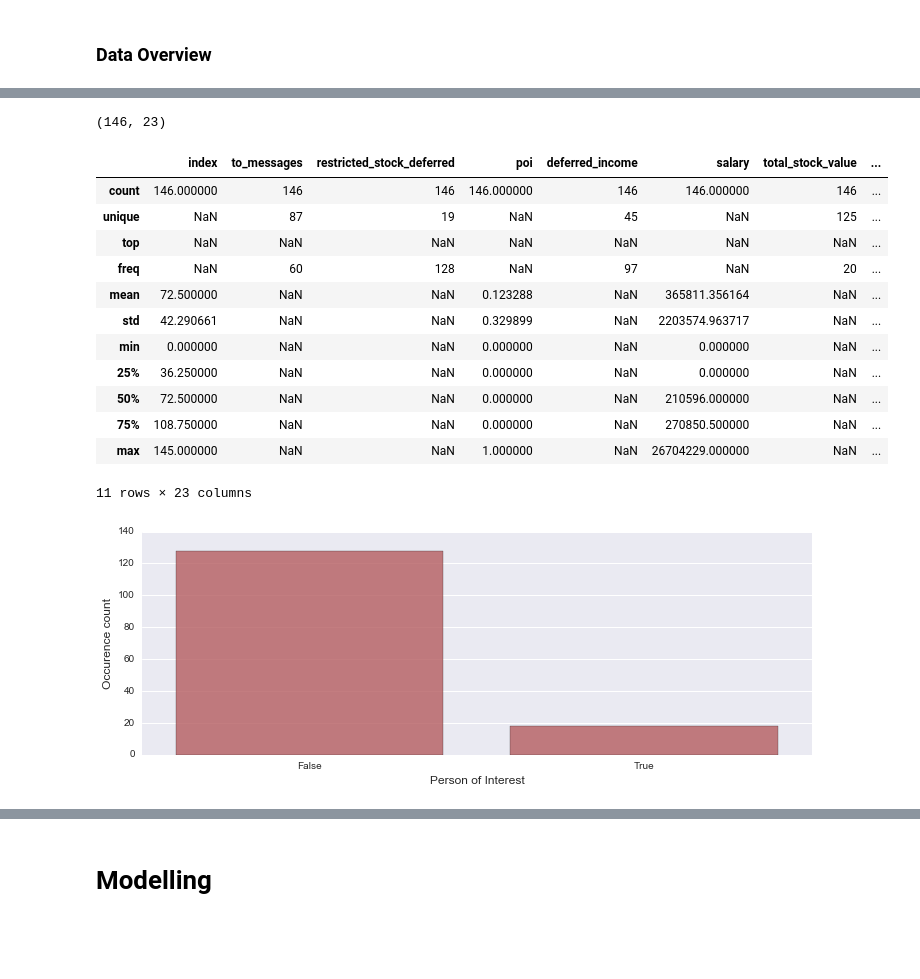
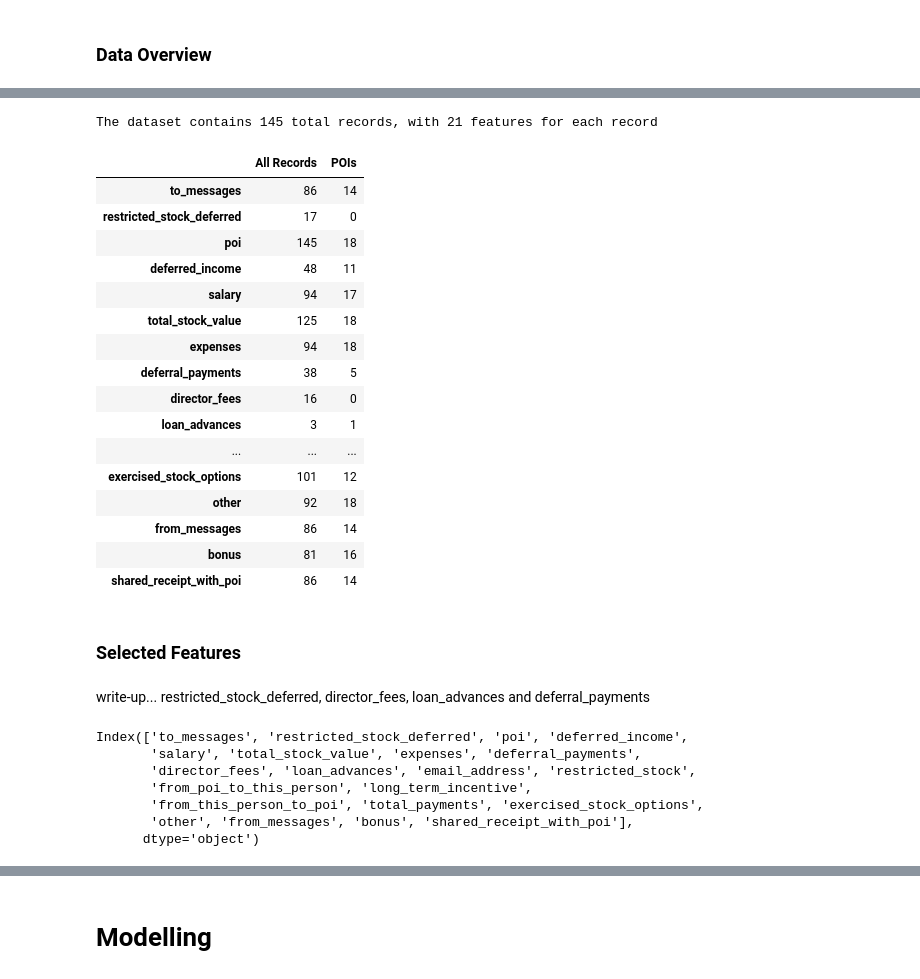
Before and after one commit to ian-whitestone/enron-poi-classification, a Jupyter notebook: enron_eda.ipynb, the cells around one changed output, grey strips where cells are left out. Cells and saved outputs as stored; diff of their text form; code cells hidden in the pictures; blank space fills up the shorter version.

```diff
--- a/enron_eda.ipynb
+++ b/enron_eda.ipynb
@@ -86,29 +157,46 @@ sum(df['poi'])
+# %%
+print ('The dataset contains %s total records, with %s features for each record' % (df.shape[0], df.shape[1]))
+# %% [output]
+The dataset contains 145 total records, with 21 features for each record
+# %%
+# df.describe(include = 'all')
+all = df.count()
+
+## features counts for the poi's
+pois = df[df['poi'] == 1].count()
+
+result = pd.concat([all, pois], axis=1)
+result.columns = ['All Records','POIs']
+result
+# %% [output]
+|  | All Records | POIs |
+| to_messages | 86 | 14 |
+| restricted_stock_deferred | 17 | 0 |
+| poi | 145 | 18 |
+| deferred_income | 48 | 11 |
+| salary | 94 | 17 |
+| total_stock_value | 125 | 18 |
+| expenses | 94 | 18 |
+| deferral_payments | 38 | 5 |
+| director_fees | 16 | 0 |
+| loan_advances | 3 | 1 |
+| ... | ... | ... |
+| exercised_stock_options | 101 | 12 |
+| other | 92 | 18 |
+| from_messages | 86 | 14 |
+| bonus | 81 | 16 |
+| shared_receipt_with_poi | 86 | 14 |
+# %% [markdown]
+### Selected Features
+# %% [markdown]
+write-up... restricted_stock_deferred, director_fees, loan_advances and deferral_payments
 # %%
-df.shape
+df.columns
 # %% [output]
-(146, 23)
+Index(['to_messages', 'restricted_stock_deferred', 'poi', 'deferred_income',
+       'salary', 'total_stock_value', 'expenses', 'deferral_payments',
+       'director_fees', 'loan_advances', 'email_address', 'restricted_stock',
+       'from_poi_to_this_person', 'long_term_incentive',
+       'from_this_person_to_poi', 'total_payments', 'exercised_stock_options',
+       'other', 'from_messages', 'bonus', 'shared_receipt_with_poi'],
+      dtype='object')
-# %%
-df.describe(include = 'all')
-# %% [output]
-|  | index | to_messages | restricted_stock_deferred | poi | deferred_income | salary | total_stock_value | ... |
-| count | 146.000000 | 146 | 146 | 146.000000 | 146 | 146.000000 | 146 | ... |
-| unique | NaN | 87 | 19 | NaN | 45 | NaN | 125 | ... |
-| top | NaN | NaN | NaN | NaN | NaN | NaN | NaN | ... |
-| freq | NaN | 60 | 128 | NaN | 97 | NaN | 20 | ... |
-| mean | 72.500000 | NaN | NaN | 0.123288 | NaN | 365811.356164 | NaN | ... |
-| std | 42.290661 | NaN | NaN | 0.329899 | NaN | 2203574.963717 | NaN | ... |
-| min | 0.000000 | NaN | NaN | 0.000000 | NaN | 0.000000 | NaN | ... |
-| 25% | 36.250000 | NaN | NaN | 0.000000 | NaN | 0.000000 | NaN | ... |
-| 50% | 72.500000 | NaN | NaN | 0.000000 | NaN | 210596.000000 | NaN | ... |
-| 75% | 108.750000 | NaN | NaN | 0.000000 | NaN | 270850.500000 | NaN | ... |
-| max | 145.000000 | NaN | NaN | 1.000000 | NaN | 26704229.000000 | NaN | ... |
-11 rows × 23 columns
-# %%
-poi = df.poi.value_counts()
-
-plt.figure(figsize=(12,4));
-sns.barplot(poi.index, poi.values, alpha=0.8, color=p[2]);
-plt.xlabel('Person of Interest', fontsize=12);
-plt.ylabel('Occurence count', fontsize=12);
-# %% [output]
-[figure, removed]
```
Also changed, not shown: parts of 20 cells of this notebook.
